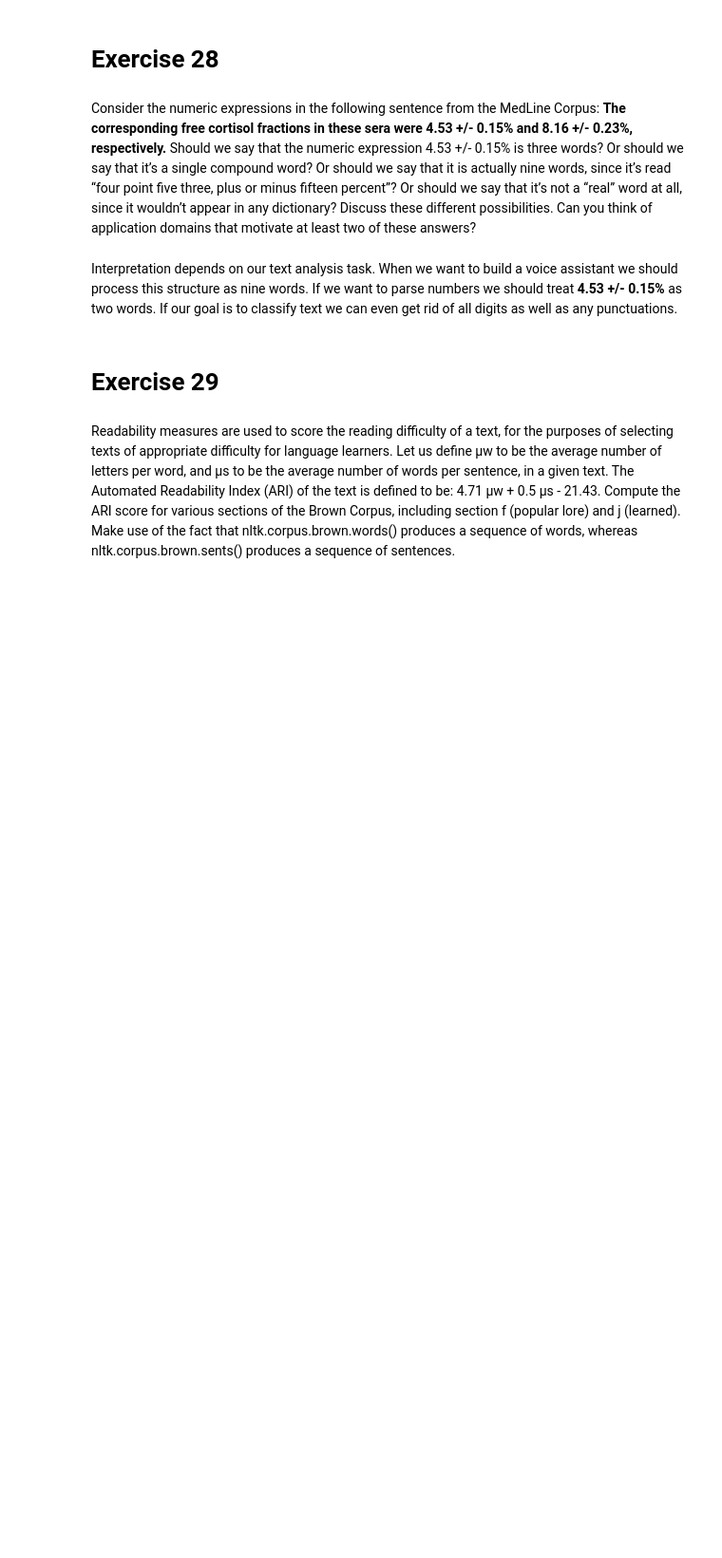
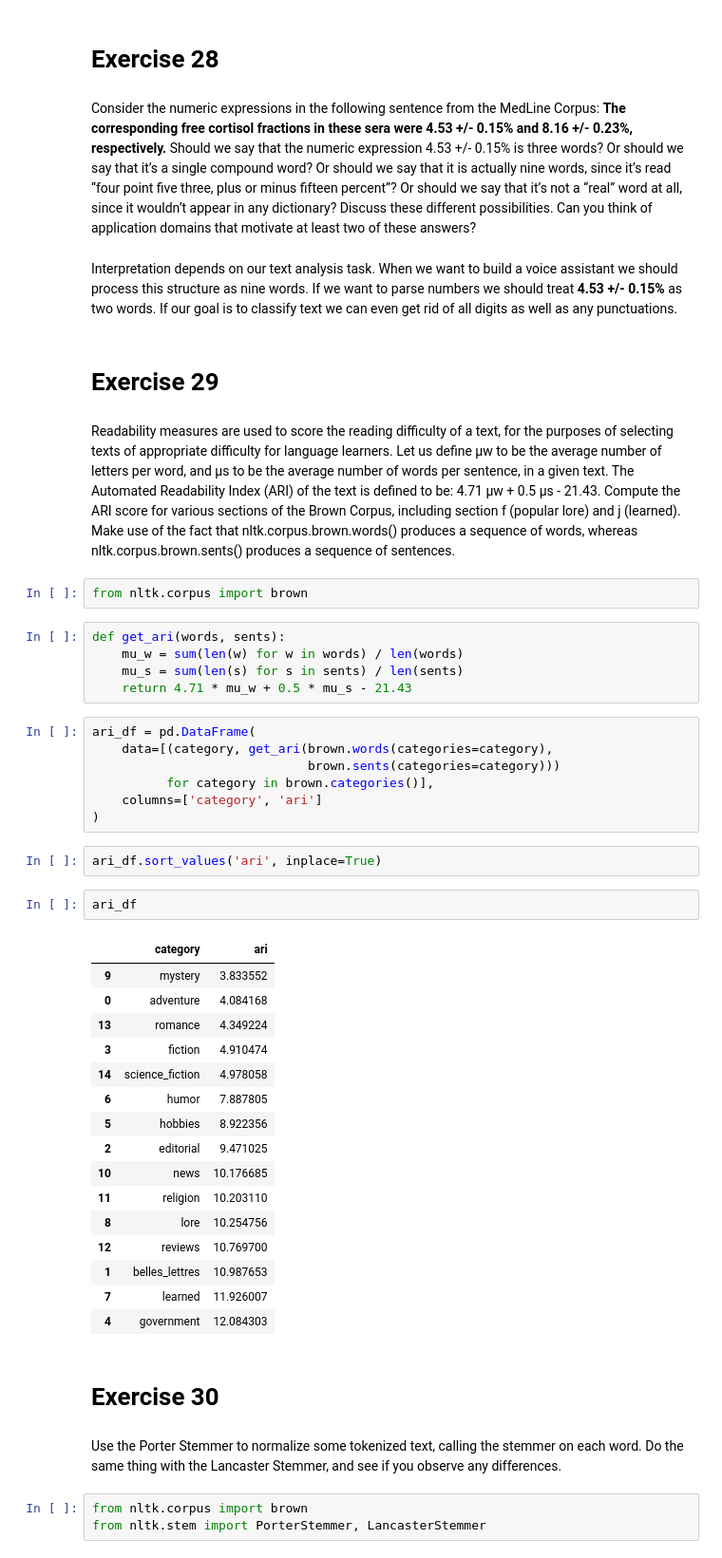
Before and after one commit to rjafarau/nltk-book, a Jupyter notebook: solutions/chapter_03.ipynb, the cells around one changed output. Shown at 95% size. Saved outputs shown, nothing was run; the diff lists cells and outputs as text; blank space fills up the shorter version.

```diff
--- a/solutions/chapter_03.ipynb
+++ b/solutions/chapter_03.ipynb
@@ -629,3 +630,47 @@ for various sections of the Brown Corpus, including section f (popular lore) and
 j (learned). Make use of the fact that nltk.corpus.brown.words() produces a sequence
 of words, whereas nltk.corpus.brown.sents() produces a sequence of
 sentences.
+# %%
+from nltk.corpus import brown
+# %%
+def get_ari(words, sents):
+    mu_w = sum(len(w) for w in words) / len(words)
+    mu_s = sum(len(s) for s in sents) / len(sents)
+    return 4.71 * mu_w + 0.5 * mu_s - 21.43
+# %%
+ari_df = pd.DataFrame(
+    data=[(category, get_ari(brown.words(categories=category),
+                             brown.sents(categories=category)))
+          for category in brown.categories()],
+    columns=['category', 'ari']
+)
+# %%
+ari_df.sort_values('ari', inplace=True)
+# %%
+ari_df
+# %% [output]
+|  | category | ari |
+| 9 | mystery | 3.833552 |
+| 0 | adventure | 4.084168 |
+| 13 | romance | 4.349224 |
+| 3 | fiction | 4.910474 |
+| 14 | science_fiction | 4.978058 |
+| 6 | humor | 7.887805 |
+| 5 | hobbies | 8.922356 |
+| 2 | editorial | 9.471025 |
+| 10 | news | 10.176685 |
+| 11 | religion | 10.203110 |
+| 8 | lore | 10.254756 |
+| 12 | reviews | 10.769700 |
+| 1 | belles_lettres | 10.987653 |
+| 7 | learned | 11.926007 |
+| 4 | government | 12.084303 |
+# %% [markdown]
+# Exercise 30
+# %% [markdown]
+Use the Porter Stemmer to normalize some tokenized text, calling the stemmer
+on each word. Do the same thing with the Lancaster Stemmer, and see if you observe
+any differences.
+# %%
+from nltk.corpus import brown
+from nltk.stem import PorterStemmer, LancasterStemmer
```
Also changed, not shown: parts of 30 cells of this notebook.
